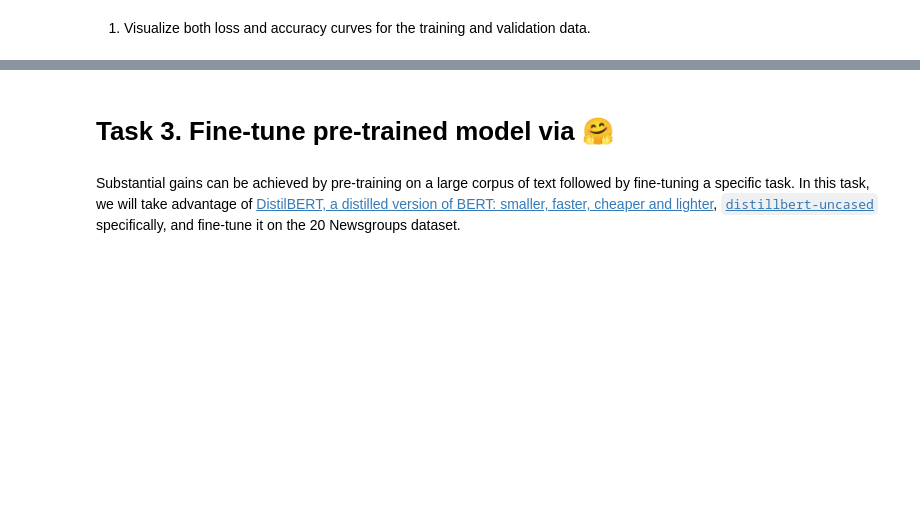
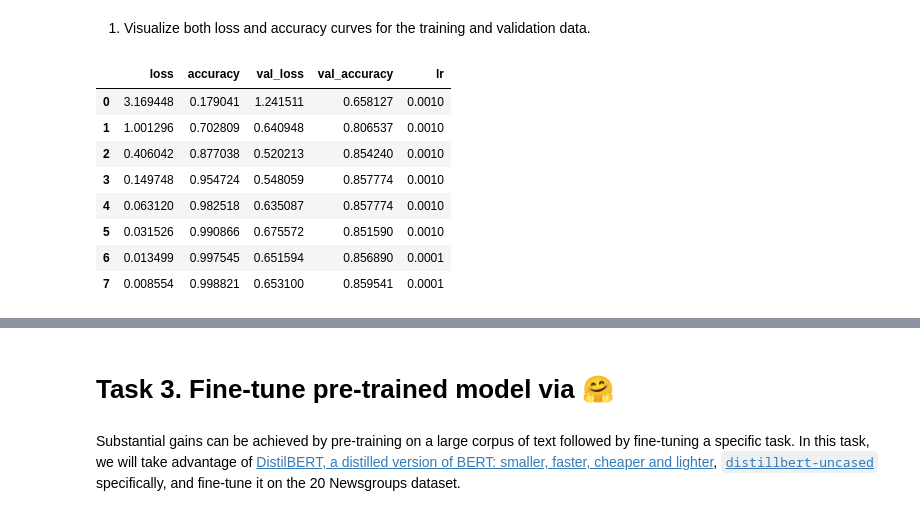
Before and after one commit to thirionjl/MLE-11, a Jupyter notebook: assignments/week-11-transformers/nb/news-article-classification.ipynb, the cells around one changed output, grey strips where cells are left out. Drawn from its saved outputs; the diff is of its cells as text; code cells hidden in the pictures; blank space fills up the shorter version.

```diff
--- a/assignments/week-11-transformers/nb/news-article-classification.ipynb
+++ b/assignments/week-11-transformers/nb/news-article-classification.ipynb
@@ -352,3 +346,17 @@ history = model.fit(
 # %% [markdown]
 1. Visualize both loss and accuracy curves for the training and validation data.
+# %%
+df_history = pd.DataFrame(history.history)
+# %%
+df_history
+# %% [output]
+|  | loss | accuracy | val_loss | val_accuracy | lr |
+| 0 | 3.169448 | 0.179041 | 1.241511 | 0.658127 | 0.0010 |
+| 1 | 1.001296 | 0.702809 | 0.640948 | 0.806537 | 0.0010 |
+| 2 | 0.406042 | 0.877038 | 0.520213 | 0.854240 | 0.0010 |
+| 3 | 0.149748 | 0.954724 | 0.548059 | 0.857774 | 0.0010 |
+| 4 | 0.063120 | 0.982518 | 0.635087 | 0.857774 | 0.0010 |
+| 5 | 0.031526 | 0.990866 | 0.675572 | 0.851590 | 0.0010 |
+| 6 | 0.013499 | 0.997545 | 0.651594 | 0.856890 | 0.0001 |
+| 7 | 0.008554 | 0.998821 | 0.653100 | 0.859541 | 0.0001 |
 # %%
```
Also changed, not shown: parts of 29 cells of this notebook.
